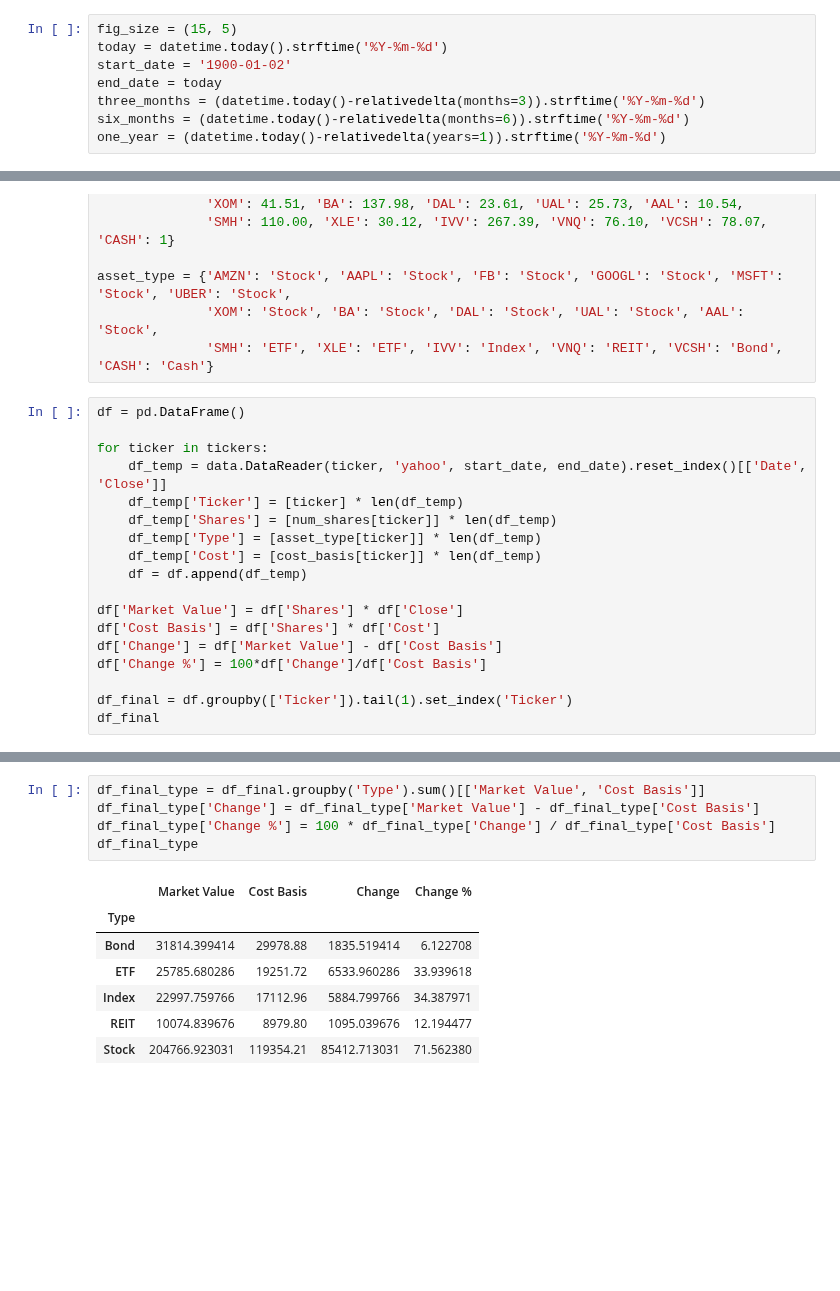
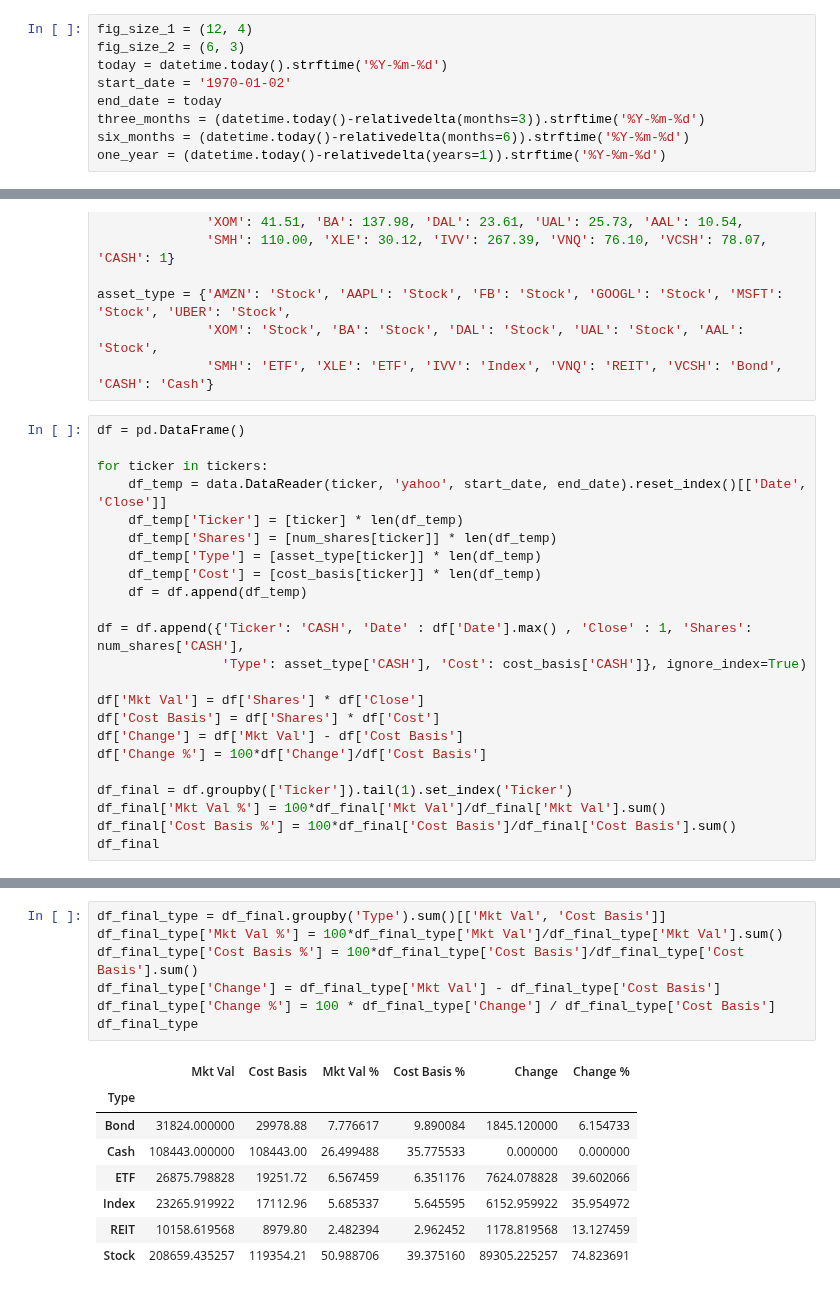
Before and after one commit to bamage00/notebooks, a Jupyter notebook: fin_1.ipynb, the cells around one changed output, grey strips where cells are left out. Saved outputs shown, nothing was run; the diff lists cells and outputs as text; blank space fills up the shorter version.

```diff
--- a/fin_1.ipynb
+++ b/fin_1.ipynb
@@ -5,9 +5,10 @@ from pandas_datareader import data
 from datetime import datetime
 from dateutil.relativedelta import relativedelta
 # %%
-fig_size = (15, 5)
+fig_size_1 = (12, 4)
+fig_size_2 = (6, 3)
 today = datetime.today().strftime('%Y-%m-%d')
-start_date = '1900-01-02'
+start_date = '1970-01-02'
 end_date = today
 three_months = (datetime.today()-relativedelta(months=3)).strftime('%Y-%m-%d')
 six_months = (datetime.today()-relativedelta(months=6)).strftime('%Y-%m-%d')
@@ -39,11 +40,16 @@ for ticker in tickers:
     df_temp['Cost'] = [cost_basis[ticker]] * len(df_temp)
     df = df.append(df_temp)
 
-df['Market Value'] = df['Shares'] * df['Close']
+df = df.append({'Ticker': 'CASH', 'Date' : df['Date'].max() , 'Close' : 1, 'Shares': num_shares['CASH'],
+                'Type': asset_type['CASH'], 'Cost': cost_basis['CASH']}, ignore_index=True)
+
+df['Mkt Val'] = df['Shares'] * df['Close']
 df['Cost Basis'] = df['Shares'] * df['Cost']
-df['Change'] = df['Market Value'] - df['Cost Basis']
+df['Change'] = df['Mkt Val'] - df['Cost Basis']
 df['Change %'] = 100*df['Change']/df['Cost Basis']
 
 df_final = df.groupby(['Ticker']).tail(1).set_index('Ticker')
+df_final['Mkt Val %'] = 100*df_final['Mkt Val']/df_final['Mkt Val'].sum()
+df_final['Cost Basis %'] = 100*df_final['Cost Basis']/df_final['Cost Basis'].sum()
 df_final
 # %% [output]
@@ -68,13 +87,16 @@ df_final
 # %%
-df_final_type = df_final.groupby('Type').sum()[['Market Value', 'Cost Basis']]
-df_final_type['Change'] = df_final_type['Market Value'] - df_final_type['Cost Basis']
+df_final_type = df_final.groupby('Type').sum()[['Mkt Val', 'Cost Basis']]
+df_final_type['Mkt Val %'] = 100*df_final_type['Mkt Val']/df_final_type['Mkt Val'].sum()
+df_final_type['Cost Basis %'] = 100*df_final_type['Cost Basis']/df_final_type['Cost Basis'].sum()
+df_final_type['Change'] = df_final_type['Mkt Val'] - df_final_type['Cost Basis']
 df_final_type['Change %'] = 100 * df_final_type['Change'] / df_final_type['Cost Basis']
 df_final_type
 # %% [output]
-|  | Market Value | Cost Basis | Change | Change % |
-| Type |  |  |  |  |
-| Bond | 31814.399414 | 29978.88 | 1835.519414 | 6.122708 |
-| ETF | 25785.680286 | 19251.72 | 6533.960286 | 33.939618 |
-| Index | 22997.759766 | 17112.96 | 5884.799766 | 34.387971 |
-| REIT | 10074.839676 | 8979.80 | 1095.039676 | 12.194477 |
-| Stock | 204766.923031 | 119354.21 | 85412.713031 | 71.562380 |
+|  | Mkt Val | Cost Basis | Mkt Val % | Cost Basis % | Change | Change % |
+| Type |  |  |  |  |  |  |
+| Bond | 31824.000000 | 29978.88 | 7.776617 | 9.890084 | 1845.120000 | 6.154733 |
+| Cash | 108443.000000 | 108443.00 | 26.499488 | 35.775533 | 0.000000 | 0.000000 |
+| ETF | 26875.798828 | 19251.72 | 6.567459 | 6.351176 | 7624.078828 | 39.602066 |
+| Index | 23265.919922 | 17112.96 | 5.685337 | 5.645595 | 6152.959922 | 35.954972 |
+| REIT | 10158.619568 | 8979.80 | 2.482394 | 2.962452 | 1178.819568 | 13.127459 |
+| Stock | 208659.435257 | 119354.21 | 50.988706 | 39.375160 | 89305.225257 | 74.823691 |
```
Also changed, not shown: parts of 7 cells of this notebook.
